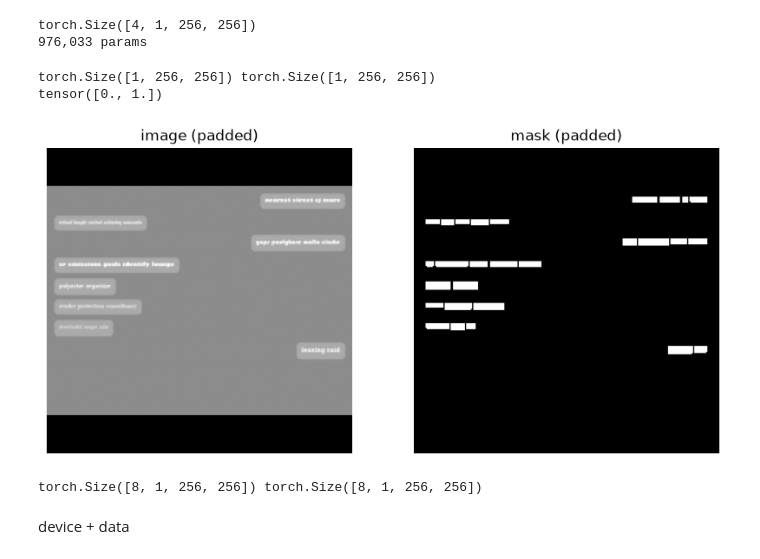
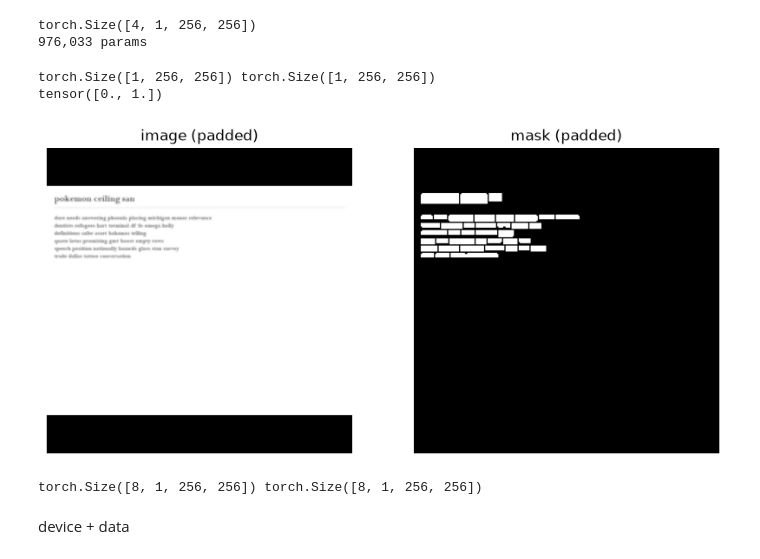
Before and after one commit to hiteshleburu/ocr-from-scratch, a Jupyter notebook: notebooks/11_detection_training.ipynb, the cells around one changed output. Cells and saved outputs as stored; diff of their text form; code cells hidden in the pictures.

```diff
--- a/notebooks/11_detection_training.ipynb
+++ b/notebooks/11_detection_training.ipynb
@@ -122,11 +122,14 @@ def resize_with_padding(img, target_size, fill=0):
 
     return ImageOps.expand(img_resized, padding, fill=fill)
 
-def build_detection_transform(img_h=256, img_w=256):
-    def transform(img):
-        img = resize_with_padding(img, (img_w, img_h), fill=0)
+class DetectionTransform:
+    def __init__(self, img_h=256, img_w=256):
+        self.img_h = img_h
+        self.img_w = img_w
+
+    def __call__(self, img):
+        img = resize_with_padding(img, (self.img_w, self.img_h), fill=0)
         return T.ToTensor()(img)
-    return transform
 
 class DetectionDataset(Dataset):
     def __init__(self, image_dir, mask_dir, n_samples, transform):
@@ -136,36 +139,36 @@ class DetectionDataset(Dataset):
         self.transform = transform
 
     def __len__(self):
         return self.n_samples
 
     def __getitem__(self, idx):
         img = Image.open(f"{self.image_dir}/{idx:05d}.png").convert('L')
         mask = Image.open(f"{self.mask_dir}/{idx:05d}.png").convert('L')
 
         img = self.transform(img)
         mask = self.transform(mask)
         mask = (mask > 0.5).float()
 
         return img, mask
 
-transform = build_detection_transform()
-ds = DetectionDataset("../data/detection/train/images", "../data/detection/train/masks", 5000, transform)
+transform = DetectionTransform()
+ds = DetectionDataset("../data/detection/train_v2/images", "../data/detection/train_v2/masks", 25000, transform)
 
 img, mask = ds[0]
 print(img.shape, mask.shape)   # expect [1, 256, 256] and [1, 256, 256]
 print(mask.unique())
 
 plt.figure(figsize=(10,5))
 plt.subplot(1,2,1); plt.imshow(img[0], cmap='gray'); plt.title("image (padded)"); plt.axis('off')
 plt.subplot(1,2,2); plt.imshow(mask[0], cmap='gray'); plt.title("mask (padded)"); plt.axis('off')
 plt.show()
 loader = DataLoader(ds, batch_size=8, shuffle=True)
 imgs, masks = next(iter(loader))
 print(imgs.shape, masks.shape)
 # %% [output]
 torch.Size([1, 256, 256]) torch.Size([1, 256, 256])
 tensor([0., 1.])
-[figure, old version]
+[figure, new version]
 torch.Size([8, 1, 256, 256]) torch.Size([8, 1, 256, 256])
 # %% [markdown]
 device + data
```
Also changed, not shown: parts of 5 cells of this notebook, 5 other files.
